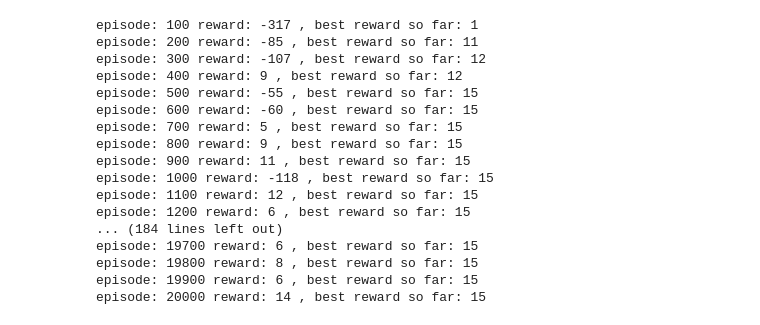
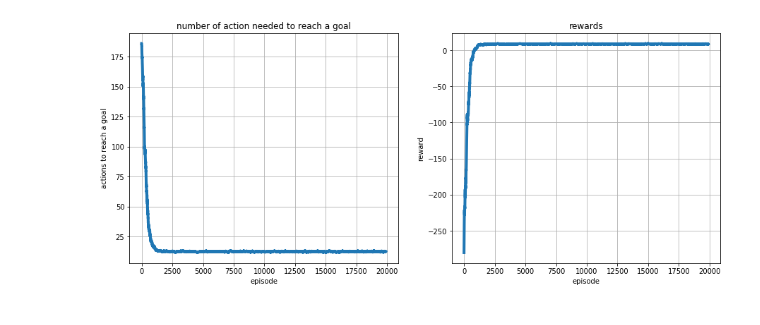
Before and after one commit to gamante91/Q-Learning-openAI-gym-Taxi-V2, a Jupyter notebook: Taxi_v2.ipynb, the cells around one changed output. Drawn from its saved outputs; the diff is of its cells as text; code cells hidden in the pictures.

Commit message:
added graphs

```diff
--- a/Taxi_v2.ipynb
+++ b/Taxi_v2.ipynb
@@ -17,13 +18,13 @@ constants and free functions
 '''
 epsilon_max = 0.95
 
-clear = lambda : sys.stdout.flush()
-
 def select_epsilon_greedy_action(Q_s, nA, epsilon):
-  return np.argmax(Q_s) if np.random.sample() < epsilon else np.random.choice(nA)
+    return np.argmax(Q_s) if np.random.sample() < epsilon else np.random.choice(nA)
 
 def select_greedy_action(Q_s):
-  return np.argmax(Q_s)
+    return np.argmax(Q_s)
+
+clear = lambda : sys.stdout.flush()
 
 def render(env, info):
     clear()
@@ -36,10 +37,38 @@ def render(env, info):
     if 'reward' in info:
         print("reward:", info['reward'])
         if 'done' in info and info['done']:
-          print("game ended")
-          print("you won! :)") if info['reward'] > 0 else print("you lost! :(")
+            print("game ended")
+            print("you won! :)") if info['reward'] > 0 else print("you lost! :(")
 
     sleep(0.1)
+
+def moving_average(x, window):
+    return np.convolve(x, np.ones((window,))/window, mode='valid')
+
+def plot_training_figures(counts, rewards, window=100):
+
+    counts_means = moving_average(counts,window)
+    counts_rewards = moving_average(rewards,window)
+    x = range(0,len(counts_means))
+
+    plt.rcParams["figure.figsize"][0] = 15
+    plt.rcParams["figure.figsize"][1] = 6
+
+    plt.subplot(1, 2, 1)
+    plt.plot(x,counts_means,linewidth=4)
+    plt.xlabel("episode")
+    plt.ylabel("actions to reach a goal")
+    plt.title("number of action needed to reach a goal")
+    plt.grid(True)
+
+    plt.subplot(1, 2, 2)
+    plt.plot(x,counts_rewards,linewidth=4)
+    plt.xlabel("episode")
+    plt.ylabel("reward")
+    plt.title("rewards")
+    plt.grid(True)
+
+    plt.show()
 # %%
 class Agent:
 
@@ -101,25 +133,11 @@ class Agent:
 env = gym.make('Taxi-v2')
 
 agent = Agent(env.action_space.n)
-agent.train(env, 20000, 0.1, 0.9, 0.1)
+train_counts, train_rewards = agent.train(env, 20000, 0.1, 0.9, 0.1)
-# %% [output]
-episode: 100 reward: -317 , best reward so far: 1
-episode: 200 reward: -85 , best reward so far: 11
-episode: 300 reward: -107 , best reward so far: 12
-episode: 400 reward: 9 , best reward so far: 12
-episode: 500 reward: -55 , best reward so far: 15
-episode: 600 reward: -60 , best reward so far: 15
-episode: 700 reward: 5 , best reward so far: 15
-episode: 800 reward: 9 , best reward so far: 15
-episode: 900 reward: 11 , best reward so far: 15
-episode: 1000 reward: -118 , best reward so far: 15
-episode: 1100 reward: 12 , best reward so far: 15
-episode: 1200 reward: 6 , best reward so far: 15
-... (184 lines left out)
-episode: 19700 reward: 6 , best reward so far: 15
-episode: 19800 reward: 8 , best reward so far: 15
-episode: 19900 reward: 6 , best reward so far: 15
-episode: 20000 reward: 14 , best reward so far: 15
+# %%
+plot_training_figures(train_counts, train_rewards)
+# %% [output]
+[figure, added]
 # %%
 agent.play(env, True)
 # %% [output]
```
Also changed, not shown: parts of 3 cells of this notebook.
